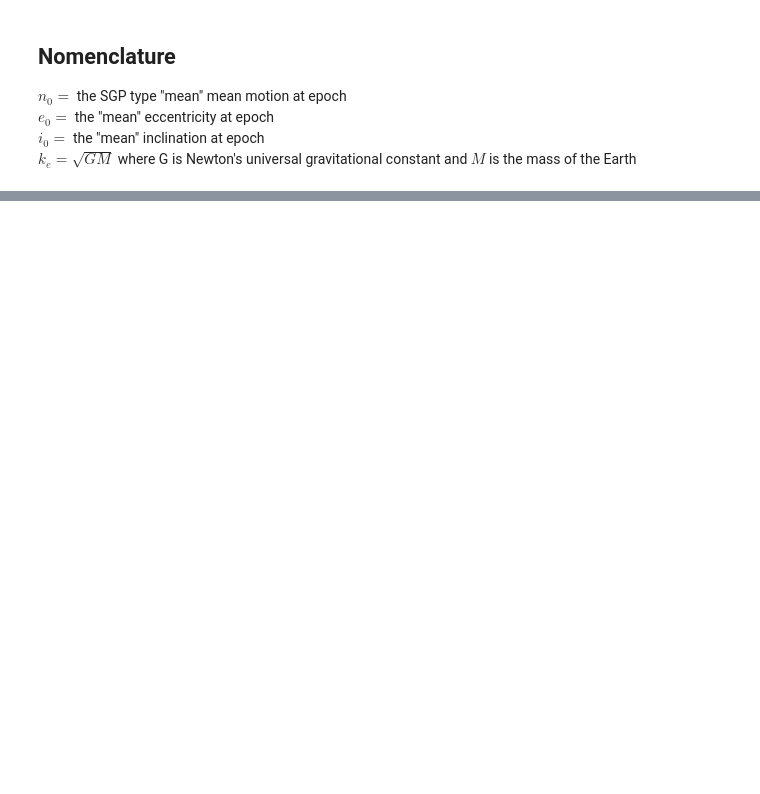
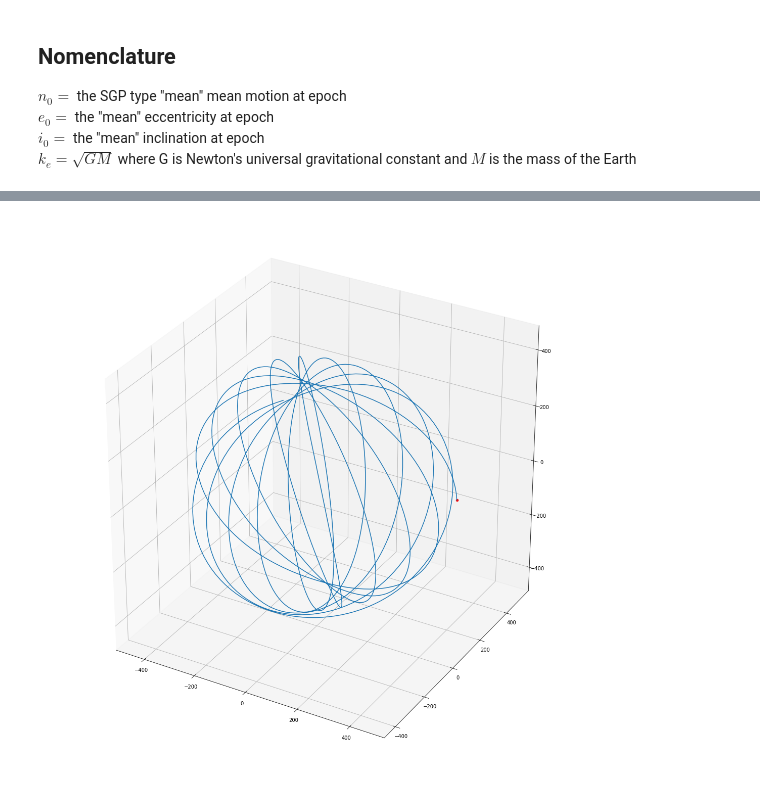
Before and after one commit to cmflannery/sandbox, a Jupyter notebook: constellation-design/SGP4.ipynb, the cells around one changed output, grey strips where cells are left out. Cells and saved outputs as stored; diff of their text form; code cells hidden in the pictures; blank space fills up the shorter version.

```diff
--- a/constellation-design/SGP4.ipynb
+++ b/constellation-design/SGP4.ipynb
@@ -156,0 +231,9 @@ wDF
+# %%
+from mpl_toolkits.mplot3d import Axes3D
+fig = plt.figure(figsize=(20,20))
+ax = fig.add_subplot(111, projection='3d')
+ax.plot(rx,ry,rz, zorder=1)
+ax.scatter(rx[0],ry[0],rz[0], color='r')
+ax.set_aspect('equal', 'box')
+# %% [output]
+[figure, added]
```
Also changed, not shown: parts of 15 cells of this notebook.
